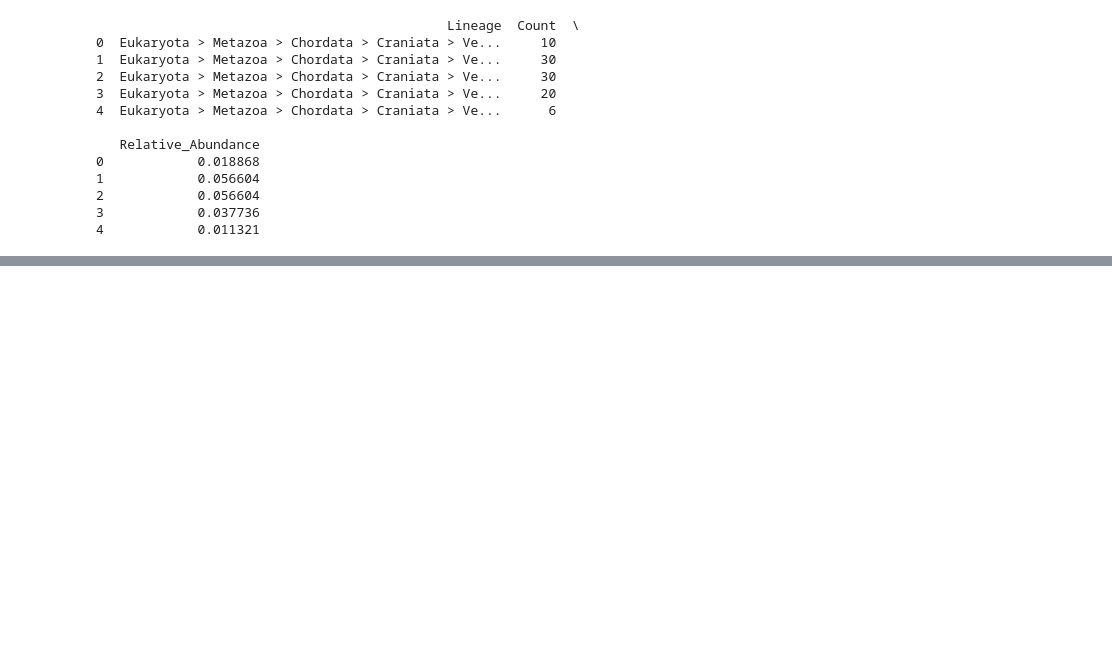
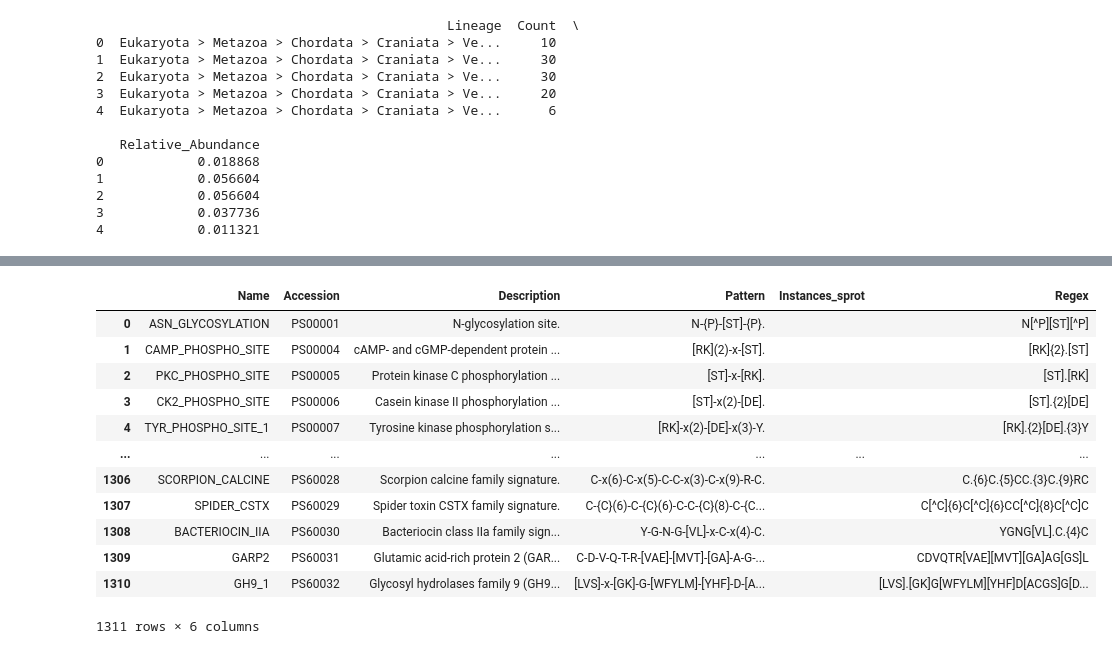
Before and after one commit to trajkovskifilip/biological_data, a Jupyter notebook: Biological_Data_Final_Project.ipynb, the cells around one changed output, grey strips where cells are left out. Saved outputs shown, nothing was run; the diff lists cells and outputs as text; code cells hidden in the pictures; blank space fills up the shorter version.

```diff
--- a/Biological_Data_Final_Project.ipynb
+++ b/Biological_Data_Final_Project.ipynb
@@ -346,0 +511,13 @@ plt.show()
+# %%
+# Extract ProSite patterns (PA lines only)
+prosite_patterns = []
+with open(prosite_file, "r") as file:
+    for record in Prosite.parse(file):
+        if record.type == 'PATTERN':
+            prosite_patterns.append((record.name,
+                                     record.accession,
+                                     record.description,
+                                     record.pattern,
+                                     record.nr_sp_seqs))
+prosite_pd = pd.DataFrame(prosite_patterns, columns=['Name', 'Accession', 'Description', 'Pattern', 'Instances_sprot'])
+prosite_pd
@@ -346,0 +538,39 @@ plt.show()
+# %%
+# Convert ProSIte Pattern to Regex
+def prosite_to_re(pattern):
+    """Convert a valid Prosite pattern into a regex string"""
+    _prosite_trans = str.maketrans("abcdefghijklmnopqrstuvwxyzX}()<>",
+                                  "ABCDEFGHIJKLMNOPQRSTUVW.YZ.]{}^$")
+    flg = (pattern[:2] == "[<")
+    s = pattern.replace("{", "[^")
+    s = s.replace(".", "")
+    s = s.replace("-", "")
+    s = s.translate(_prosite_trans)
+    # special case "[<" and ">]", if they exist
+    if flg:
+        i = s.index("]")
+        s = "(?:^|[" + s[2:i] + "])" + s[i+1:]
+    if s[-2:] == "$]":
+        i = s.rindex("[")
+        s = s[:i] + "(?:" + s[i:-2] + "]|$)"
+    elif s[-3:] == "$]$":
+        i = s.rindex("[")
+        s = s[:i] + "(?:" + s[i:-3] + "]|$)$"
+    return s
+# %%
+prosite_pd['Regex'] = prosite_pd["Pattern"].apply(prosite_to_re)
+prosite_pd
+# %% [output]
+|  | Name | Accession | Description | Pattern | Instances_sprot | Regex |
+| 0 | ASN_GLYCOSYLATION | PS00001 | N-glycosylation site. | N-{P}-[ST]-{P}. |  | N[^P][ST][^P] |
+| 1 | CAMP_PHOSPHO_SITE | PS00004 | cAMP- and cGMP-dependent protein ... | [RK](2)-x-[ST]. |  | [RK]{2}.[ST] |
+| 2 | PKC_PHOSPHO_SITE | PS00005 | Protein kinase C phosphorylation ... | [ST]-x-[RK]. |  | [ST].[RK] |
+| 3 | CK2_PHOSPHO_SITE | PS00006 | Casein kinase II phosphorylation ... | [ST]-x(2)-[DE]. |  | [ST].{2}[DE] |
+| 4 | TYR_PHOSPHO_SITE_1 | PS00007 | Tyrosine kinase phosphorylation s... | [RK]-x(2)-[DE]-x(3)-Y. |  | [RK].{2}[DE].{3}Y |
+| ... | ... | ... | ... | ... | ... | ... |
+| 1306 | SCORPION_CALCINE | PS60028 | Scorpion calcine family signature. | C-x(6)-C-x(5)-C-C-x(3)-C-x(9)-R-C. |  | C.{6}C.{5}CC.{3}C.{9}RC |
+| 1307 | SPIDER_CSTX | PS60029 | Spider toxin CSTX family signature. | C-{C}(6)-C-{C}(6)-C-C-{C}(8)-C-{C... |  | C[^C]{6}C[^C]{6}CC[^C]{8}C[^C]C |
+| 1308 | BACTERIOCIN_IIA | PS60030 | Bacteriocin class IIa family sign... | Y-G-N-G-[VL]-x-C-x(4)-C. |  | YGNG[VL].C.{4}C |
+| 1309 | GARP2 | PS60031 | Glutamic acid-rich protein 2 (GAR... | C-D-V-Q-T-R-[VAE]-[MVT]-[GA]-A-G-... |  | CDVQTR[VAE][MVT][GA]AG[GS]L |
+| 1310 | GH9_1 | PS60032 | Glycosyl hydrolases family 9 (GH9... | [LVS]-x-[GK]-G-[WFYLM]-[YHF]-D-[A... |  | [LVS].[GK]G[WFYLM][YHF]D[ACGS]G[D... |
+1311 rows × 6 columns
```
Also changed, not shown: parts of 37 cells of this notebook.
